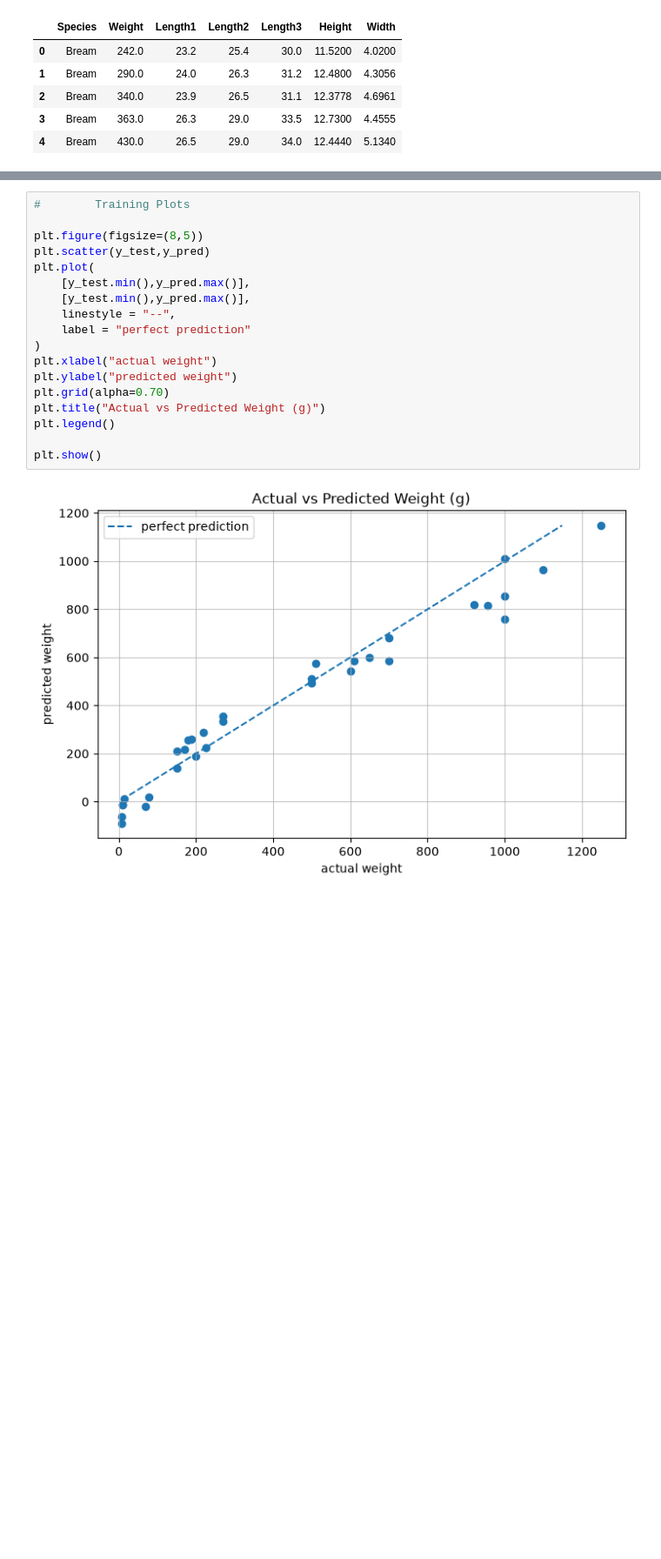
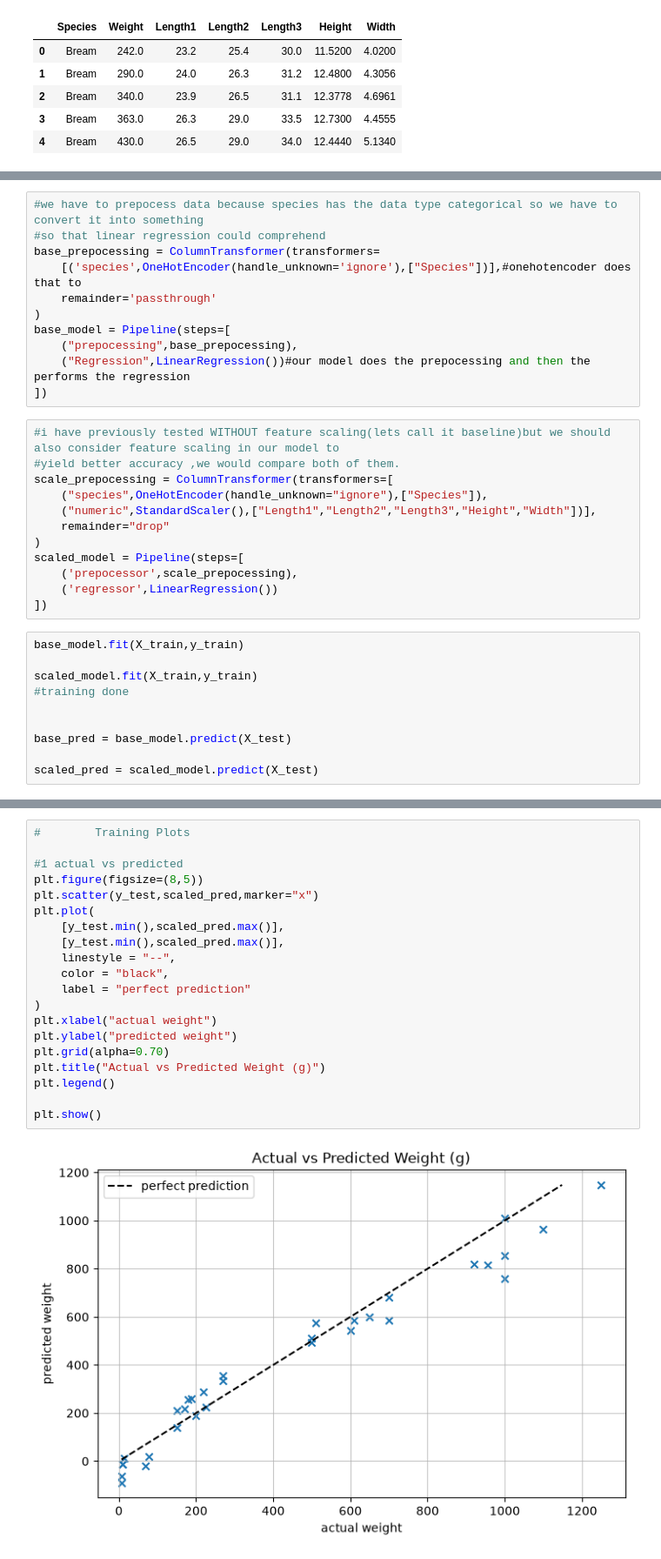
Before and after one commit to 2026eeb1331-create/AI101-mini-project, a Jupyter notebook: AI101mini.ipynb, the cells around one changed output, grey strips where cells are left out. Shown at 87% size. Cells and saved outputs as stored; diff of their text form; blank space fills up the shorter version.

```diff
--- a/AI101mini.ipynb
+++ b/AI101mini.ipynb
@@ -112,3 +137,36 @@ y_pred = model.predict(X_test)
+# %%
+#we have to prepocess data because species has the data type categorical so we have to convert it into something
+#so that linear regression could comprehend
+base_prepocessing = ColumnTransformer(transformers=
+    [('species',OneHotEncoder(handle_unknown='ignore'),["Species"])],#onehotencoder does that to
+    remainder='passthrough'
+)
+base_model = Pipeline(steps=[
+    ("prepocessing",base_prepocessing),
+    ("Regression",LinearRegression())#our model does the prepocessing and then the performs the regression
+])
+# %%
+#i have previously tested WITHOUT feature scaling(lets call it baseline)but we should also consider feature scaling in our model to
+#yield better accuracy ,we would compare both of them.
+scale_prepocessing = ColumnTransformer(transformers=[
+    ("species",OneHotEncoder(handle_unknown="ignore"),["Species"]),
+    ("numeric",StandardScaler(),["Length1","Length2","Length3","Height","Width"])],
+    remainder="drop"
+)
+scaled_model = Pipeline(steps=[
+    ('prepocessor',scale_prepocessing),
+    ('regressor',LinearRegression())
+])
+# %%
+base_model.fit(X_train,y_train)
+
+scaled_model.fit(X_train,y_train)
+#training done
+
+
+base_pred = base_model.predict(X_test)
+
+scaled_pred = scaled_model.predict(X_test)
 # %%
 
 #         evaluation metrics
@@ -125,20 +215,22 @@ r2_score: 0.9507352480054502
 # %%
 #        Training Plots
 
+#1 actual vs predicted
 plt.figure(figsize=(8,5))
-plt.scatter(y_test,y_pred)
+plt.scatter(y_test,scaled_pred,marker="x")
 plt.plot(
-    [y_test.min(),y_pred.max()],
-    [y_test.min(),y_pred.max()],
+    [y_test.min(),scaled_pred.max()],
+    [y_test.min(),scaled_pred.max()],
     linestyle = "--",
+    color = "black",
     label = "perfect prediction"
 )
 plt.xlabel("actual weight")
 plt.ylabel("predicted weight")
 plt.grid(alpha=0.70)
 plt.title("Actual vs Predicted Weight (g)")
 plt.legend()
 
 plt.show()
 # %% [output]
-[figure, old version]
+[figure, new version]
```
Also changed, not shown: parts of 12 cells of this notebook.
